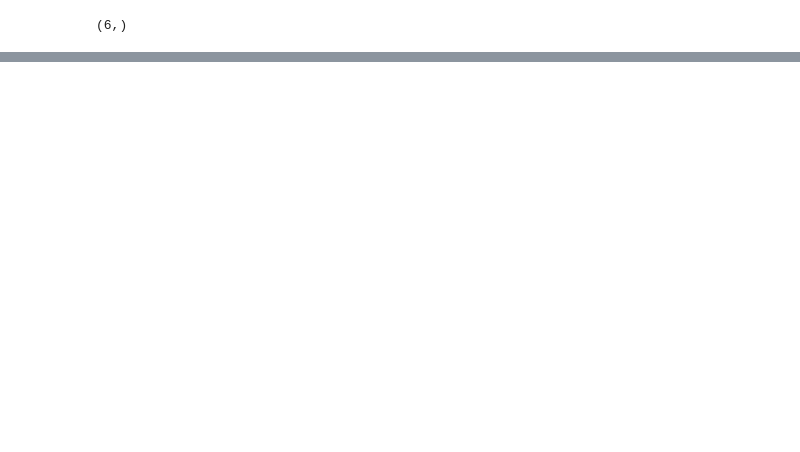
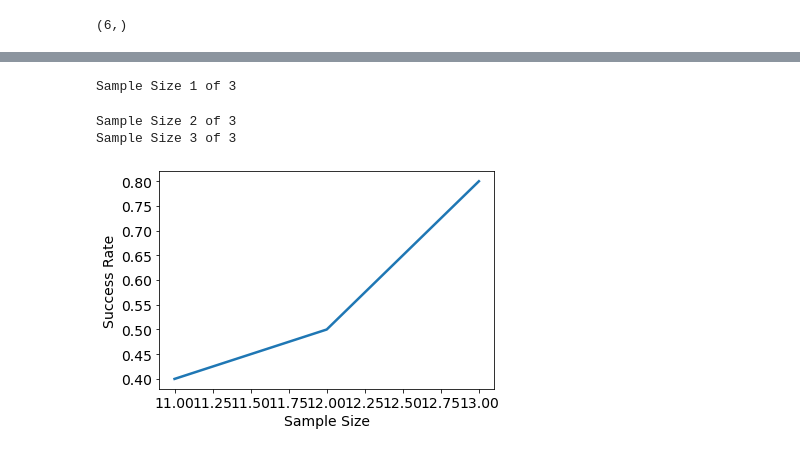
Before and after one commit to AlexanderMey/causal-local-linear, a Jupyter notebook: MainAlgo/MainAlgorithm.ipynb, the cells around one changed output, grey strips where cells are left out. Drawn from its saved outputs; the diff is of its cells as text; code cells hidden in the pictures; blank space fills up the shorter version.

```diff
--- a/MainAlgo/MainAlgorithm.ipynb
+++ b/MainAlgo/MainAlgorithm.ipynb
@@ -38,2 +14,0 @@ for c in range(k):
-# %%
-R=dic[()]
@@ -156,7 +351,7 @@ s=2  #Number of support entries
 samples=[6,7,8,9]  #Sample Sizes
 success=np.zeros(len(samples))
 runs=10
-l=5 # Number of intervals we combine for the statistics
+l=1 # Number of intervals we combine for the statistics
 B=100 # Bootstrap runs
 I=20      #Number of Intervals
 lam=0   #Lambda
@@ -225,11 +426,11 @@ print(a[-2:])
 np.random.seed(0)
 d=5  #Dimensionality
 s=2  #Number of support entries
-samples=[3,4,5,6,7,8,9,10]  #Sample Sizes
+samples=[11,12,13]  #Sample Sizes
 success=np.zeros(len(samples))
 runs=10
-I=100      #Number of Intervals
-lam=0.01   #Lambda
+I=10     #Number of Intervals
+lam=0   #Lambda
 a=[list(itertools.combinations((0,1,2,3,4), k)) for k in range(0,d)]
 subsets = [item for sublist in a for item in sublist]
 dic={}
@@ -249,30 +450,35 @@ for o,n in enumerate(samples):
             e=np.random.multivariate_normal(np.zeros(n),np.eye(n))
             y[i,:]=x[i,:,:]@betas[i,:]+e
 
         for ind in subsets:
             for i in range(I):
                 if len(ind)==0:
                     R[i,:]=y[i,:]
                 else:
                     ind=np.array(ind)
                     beta_hat=np.linalg.inv(x[i,:,ind]@x[i,:,ind].T+lam*np.eye(len(ind)))@(x[i,:,ind])@y[i,:]
                     R[i,:]=y[i,:]-x[i,:,ind].T@beta_hat
             dic[tuple(ind)]=copy.copy(R)
         S_ini=[]
         for k in dic:
             Res=dic[k]
             pval=scipy.stats.anderson_ksamp(Res)[2]
             if pval>0.05:
                 S_ini.append(k)
         plausibleS=[set(S_ini[k]) for k in range(len(S_ini))]
         if not not plausibleS:
             if tuple(set.intersection(*plausibleS))==(0,1):
                 success[o]+=1
 success=success/runs
 fig, ax = plt.subplots()
 for label in (ax.get_xticklabels() + ax.get_yticklabels()):
 	label.set_fontsize(14)
 plt.plot(samples,success,linewidth=2.5)
 plt.xlabel('Sample Size',fontsize=14)
 plt.ylabel('Success Rate',fontsize=14)
 plt.savefig('andersIID.eps', format='eps')
+# %% [output]
+Sample Size 1 of 3
+Sample Size 2 of 3
+Sample Size 3 of 3
+[figure, added]
```
Also changed, not shown: parts of 16 cells of this notebook, 2 other files.
